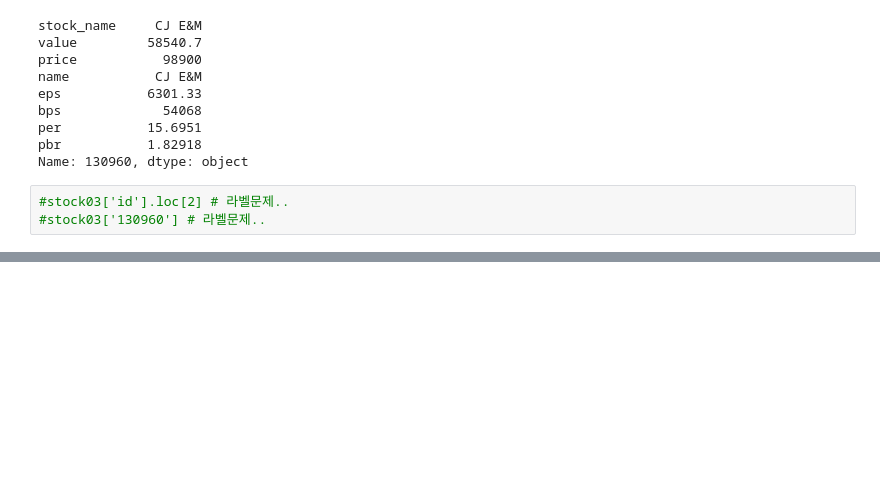
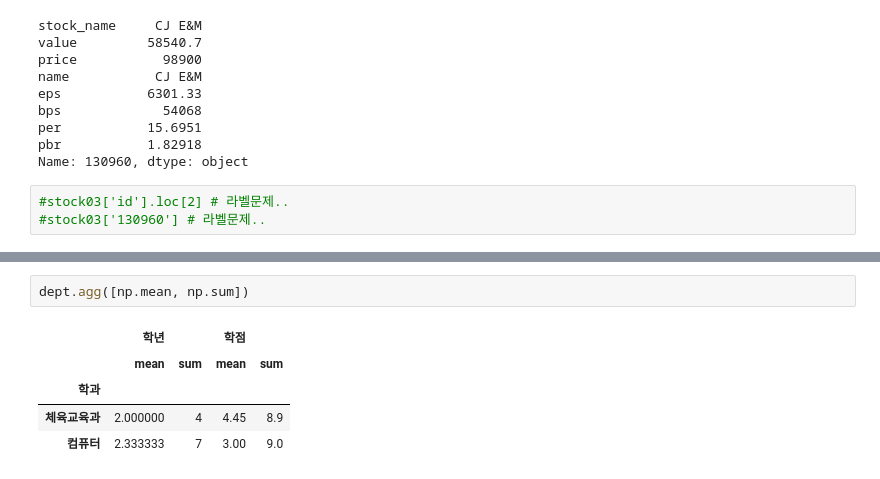
Before and after one commit to Supreme-YS/TIL, a Jupyter notebook: Data_Analysis/Pandas[03].ipynb, the cells around one changed output, grey strips where cells are left out. Saved outputs shown, nothing was run; the diff lists cells and outputs as text; blank space fills up the shorter version.

```diff
--- a/Data_Analysis/Pandas[03].ipynb
+++ b/Data_Analysis/Pandas[03].ipynb
@@ -903,0 +972,8 @@ Name: 130960, dtype: object
+# %%
+dept.agg([np.mean, np.sum])
+# %% [output]
+|  | 학년 |  | 학점 |  |
+|  | mean | sum | mean | sum |
+| 학과 |  |  |  |  |
+| 체육교육과 | 2.000000 | 4 | 4.45 | 8.9 |
+| 컴퓨터 | 2.333333 | 7 | 3.00 | 9.0 |
```
Also changed, not shown: parts of 20 cells of this notebook.
